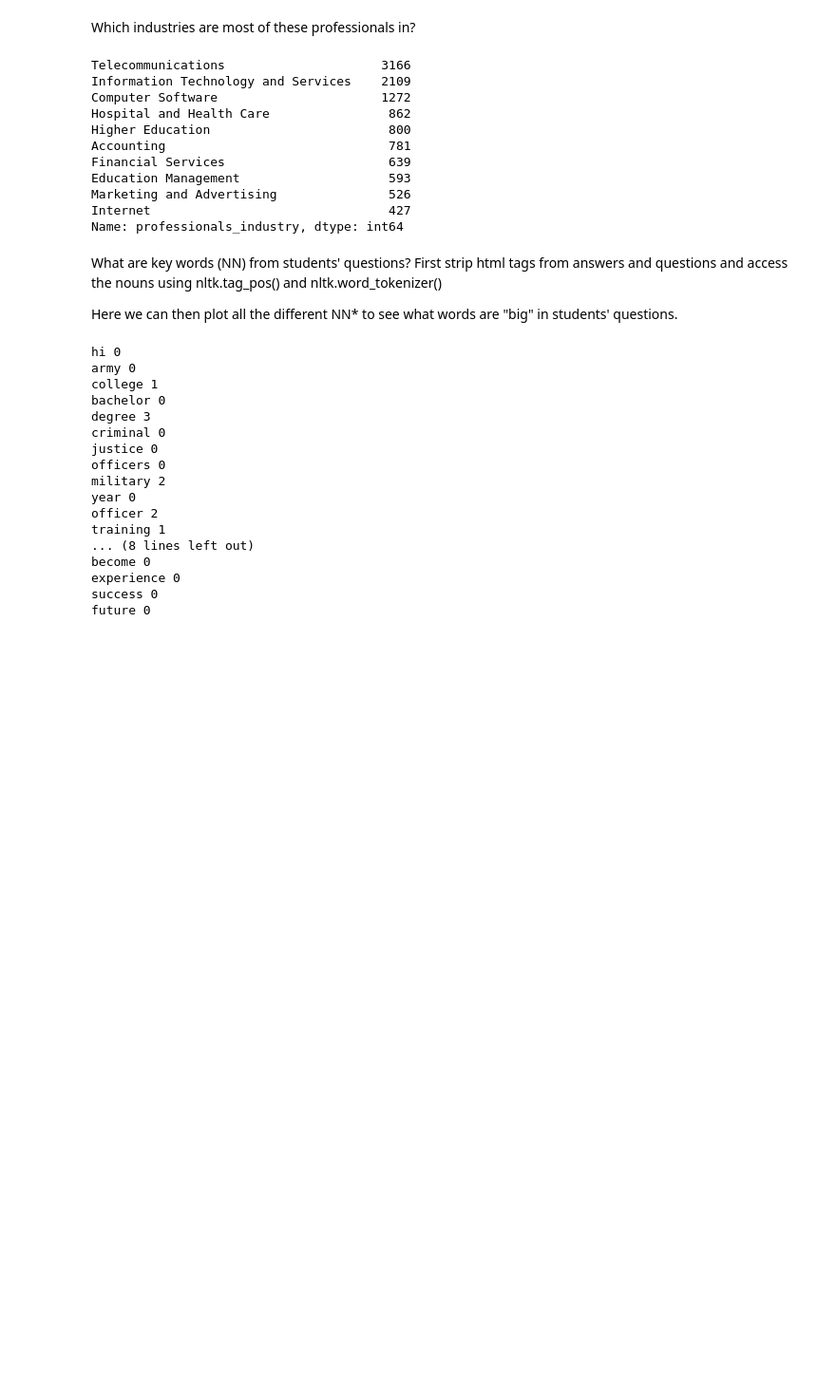
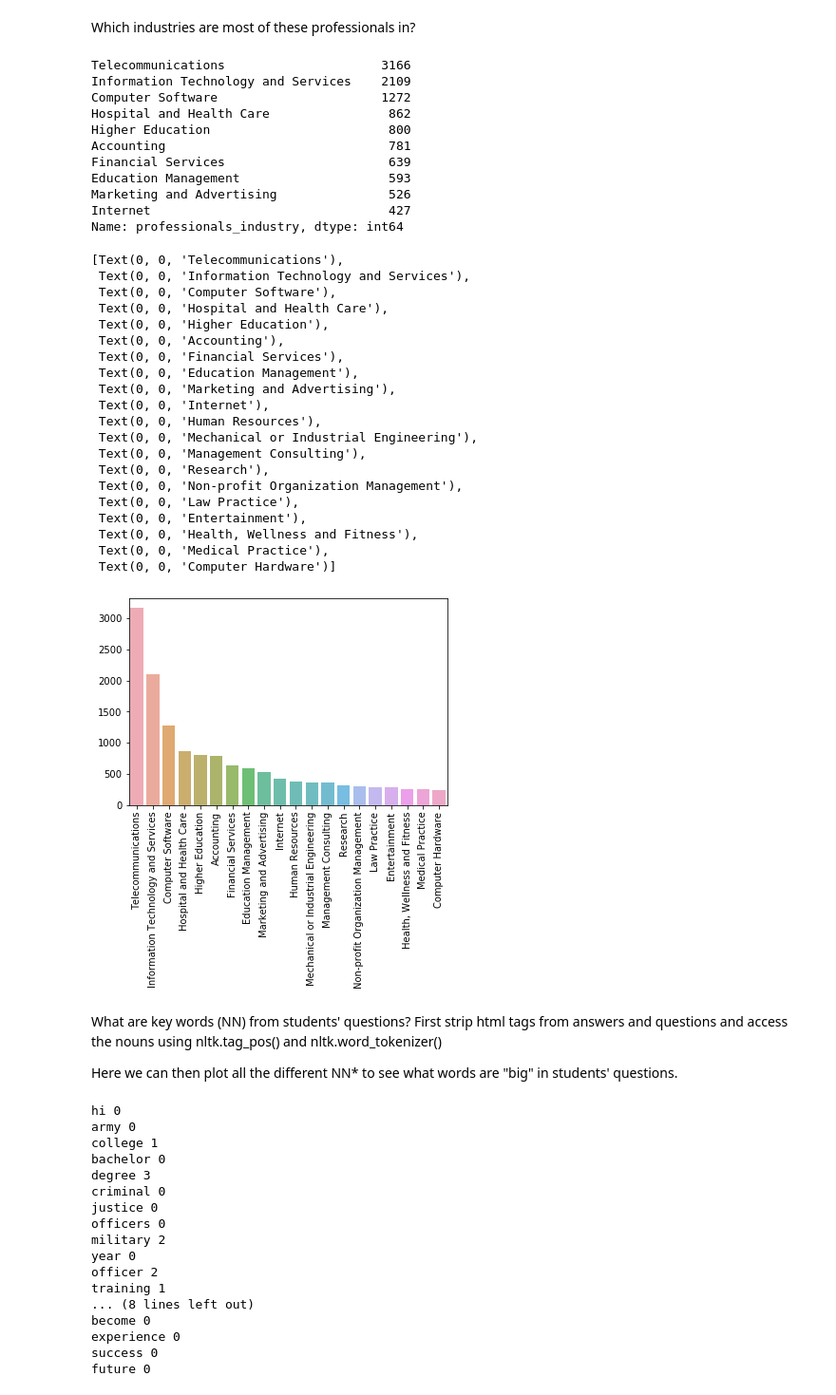
Before and after one commit to alisonn/gdso_2019, a Jupyter notebook: exploratory_data_analysis.ipynb, the cells around one changed output. Shown at 95% size. Cells and saved outputs as stored; diff of their text form; code cells hidden in the pictures; blank space fills up the shorter version.

```diff
--- a/exploratory_data_analysis.ipynb
+++ b/exploratory_data_analysis.ipynb
@@ -62,6 +117,35 @@ Education Management                    593
 Marketing and Advertising               526
 Internet                                427
 Name: professionals_industry, dtype: int64
+# %%
+## Let's plot this as a barp graph
+industry_count = prof['professionals_industry'].value_counts()
+industry_count = industry_count[:20,]
+
+g = sns.barplot(industry_count.index, industry_count.values, alpha=0.8)
+g.set_xticklabels(industry_count.index, rotation=90)
+# %% [output]
+[Text(0, 0, 'Telecommunications'),
+ Text(0, 0, 'Information Technology and Services'),
+ Text(0, 0, 'Computer Software'),
+ Text(0, 0, 'Hospital and Health Care'),
+ Text(0, 0, 'Higher Education'),
+ Text(0, 0, 'Accounting'),
+ Text(0, 0, 'Financial Services'),
+ Text(0, 0, 'Education Management'),
+ Text(0, 0, 'Marketing and Advertising'),
+ Text(0, 0, 'Internet'),
+ Text(0, 0, 'Human Resources'),
+ Text(0, 0, 'Mechanical or Industrial Engineering'),
+ Text(0, 0, 'Management Consulting'),
+ Text(0, 0, 'Research'),
+ Text(0, 0, 'Non-profit Organization Management'),
+ Text(0, 0, 'Law Practice'),
+ Text(0, 0, 'Entertainment'),
+ Text(0, 0, 'Health, Wellness and Fitness'),
+ Text(0, 0, 'Medical Practice'),
+ Text(0, 0, 'Computer Hardware')]
+[figure, added]
 # %% [markdown]
 What are key words (NN) from students' questions? First strip html tags from answers and questions and access the nouns using nltk.tag_pos() and nltk.word_tokenizer()
 
```
Also changed, not shown: parts of 3 cells of this notebook.
